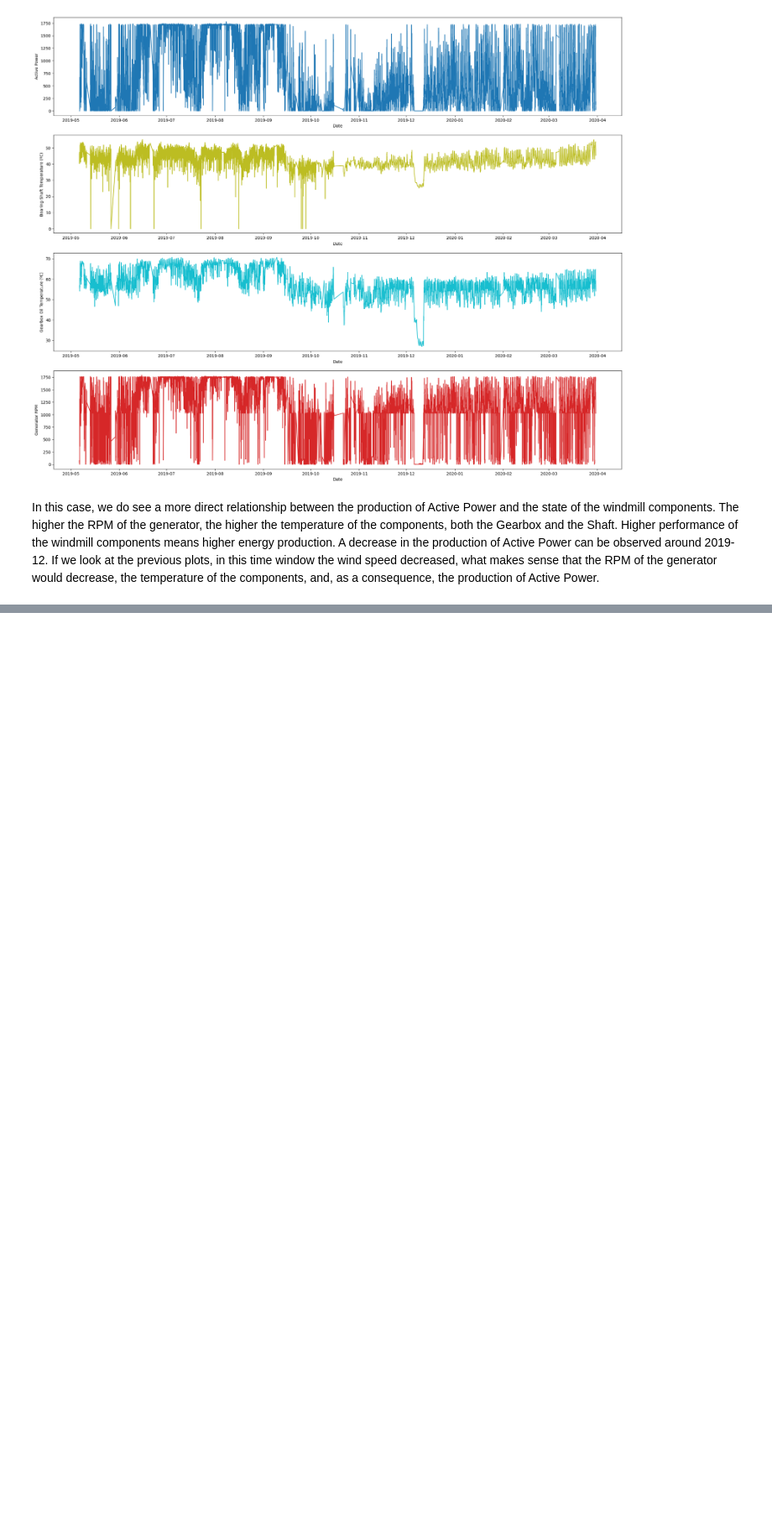
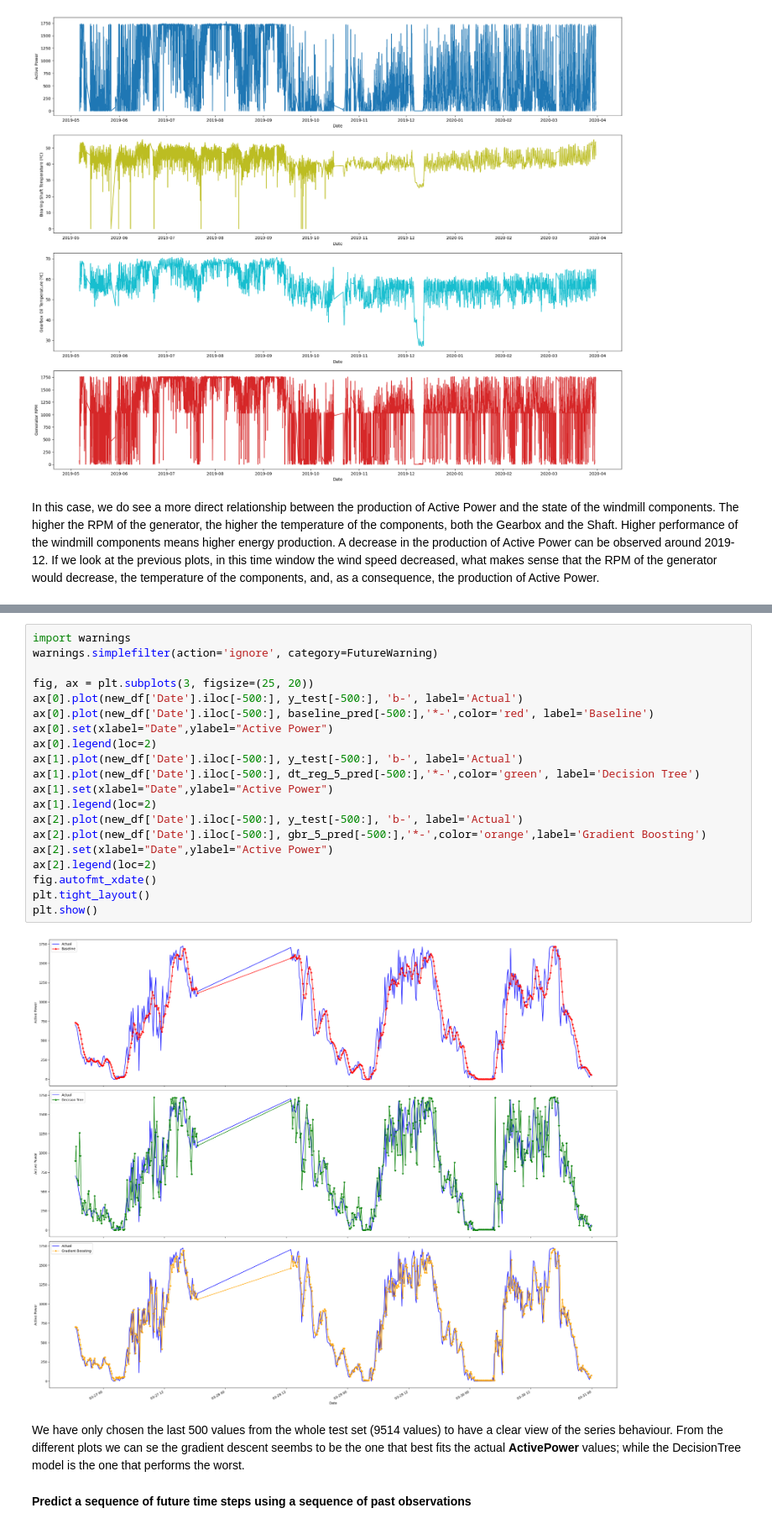
Before and after one commit to acrulopez/data-mining-UPM, a Jupyter notebook: Project.ipynb, the cells around one changed output, grey strips where cells are left out. Shown at 84% size. Drawn from its saved outputs; the diff is of its cells as text; blank space fills up the shorter version.

```diff
--- a/Project.ipynb
+++ b/Project.ipynb
@@ -280,0 +350,26 @@ In this case, we do see a more direct relationship between the production of Act
+# %%
+import warnings
+warnings.simplefilter(action='ignore', category=FutureWarning)
+
+fig, ax = plt.subplots(3, figsize=(25, 20))
+ax[0].plot(new_df['Date'].iloc[-500:], y_test[-500:], 'b-', label='Actual')
+ax[0].plot(new_df['Date'].iloc[-500:], baseline_pred[-500:],'*-',color='red', label='Baseline')
+ax[0].set(xlabel="Date",ylabel="Active Power")
+ax[0].legend(loc=2)
+ax[1].plot(new_df['Date'].iloc[-500:], y_test[-500:], 'b-', label='Actual')
+ax[1].plot(new_df['Date'].iloc[-500:], dt_reg_5_pred[-500:],'*-',color='green', label='Decision Tree')
+ax[1].set(xlabel="Date",ylabel="Active Power")
+ax[1].legend(loc=2)
+ax[2].plot(new_df['Date'].iloc[-500:], y_test[-500:], 'b-', label='Actual')
+ax[2].plot(new_df['Date'].iloc[-500:], gbr_5_pred[-500:],'*-',color='orange',label='Gradient Boosting')
+ax[2].set(xlabel="Date",ylabel="Active Power")
+ax[2].legend(loc=2)
+fig.autofmt_xdate()
+plt.tight_layout()
+plt.show()
+# %% [output]
+[figure, added]
+# %% [markdown]
+We have only chosen the last 500 values from the whole test set (9514 values) to have a clear view of the series behaviour. From the different plots we can se the gradient descent seembs to be the one that best fits the actual __ActivePower__ values; while the DecisionTree model is the one that performs the worst.
+# %% [markdown]
+__Predict a sequence of future time steps using a sequence of past observations__
```
Also changed, not shown: parts of 10 cells of this notebook.
